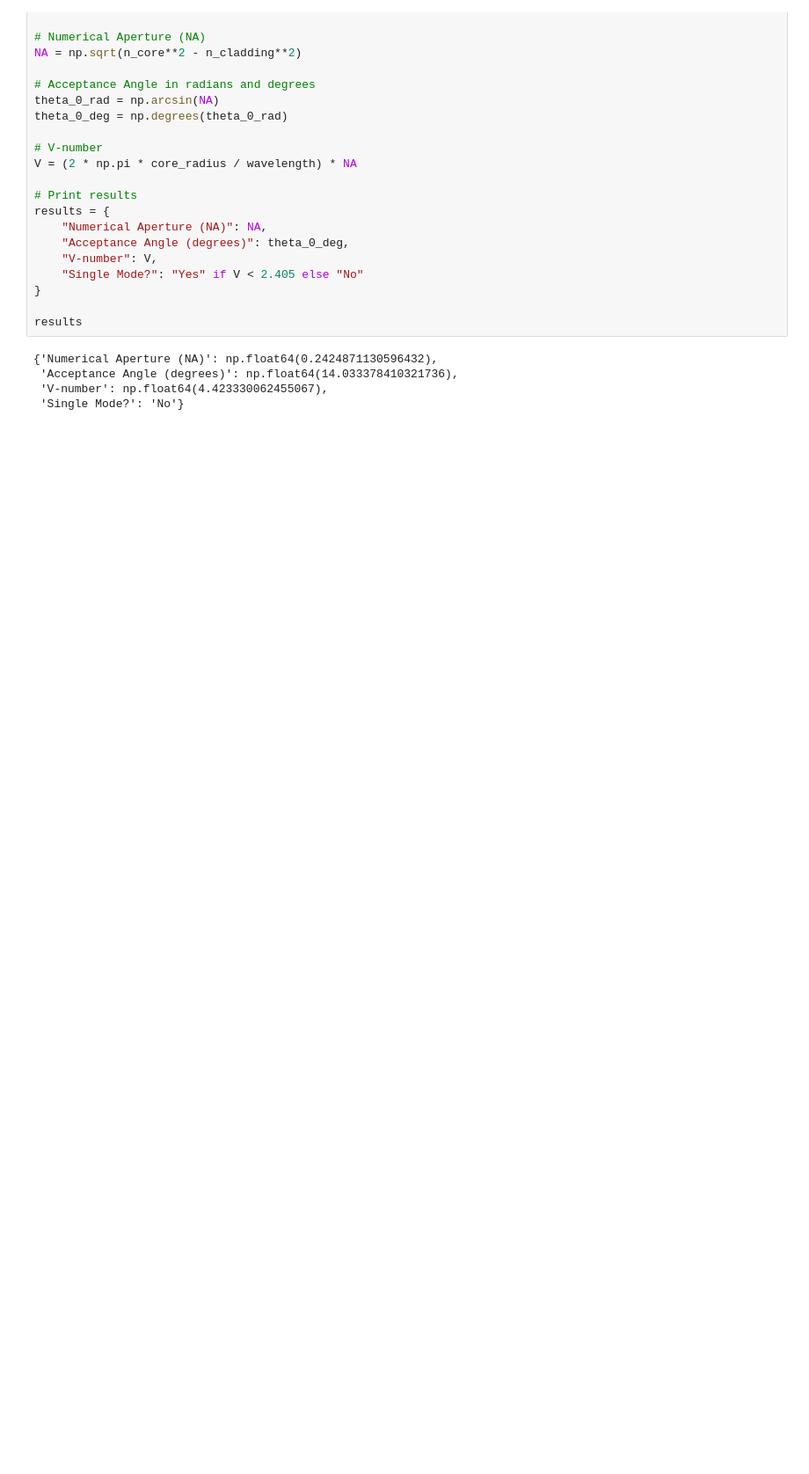
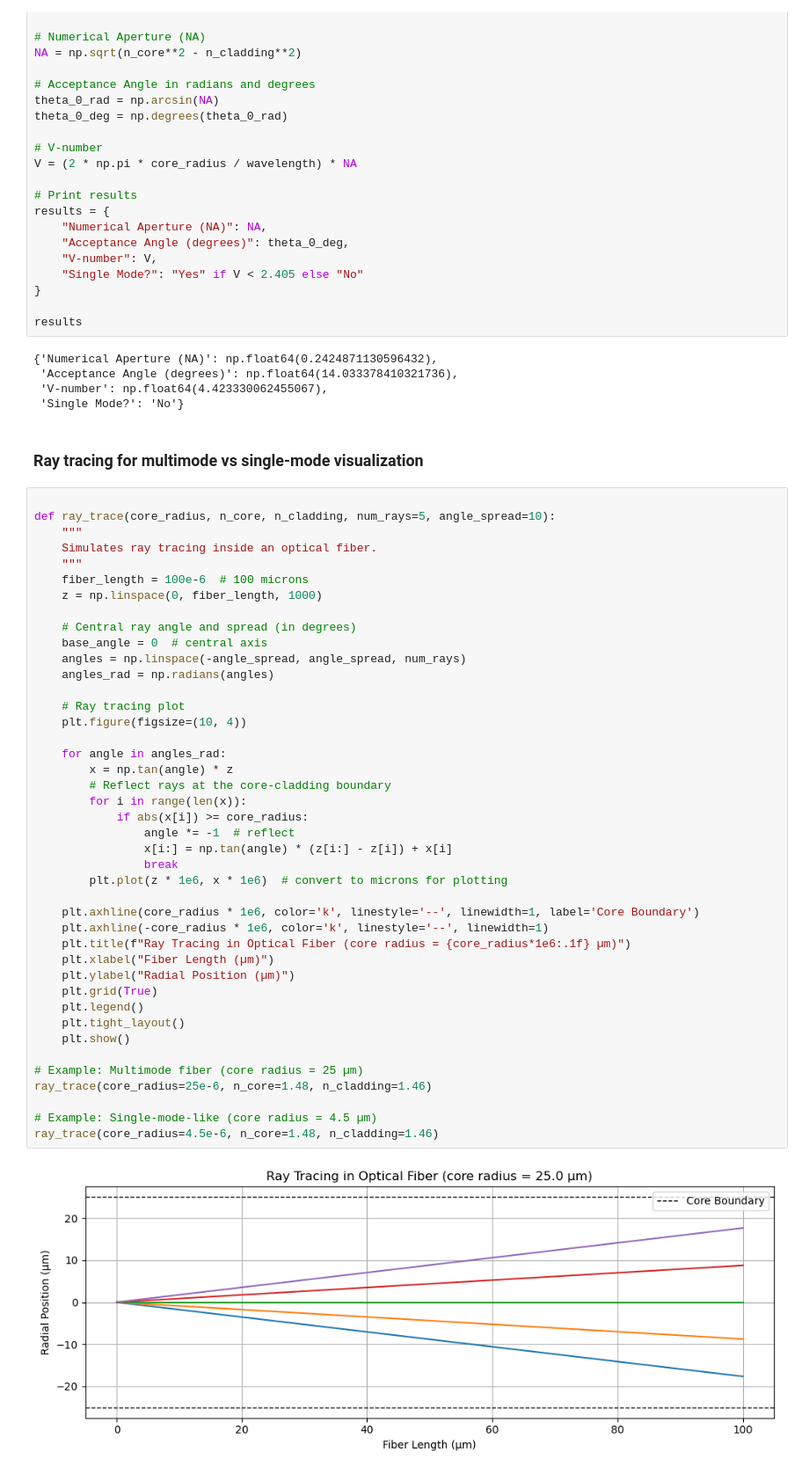
Before and after one commit to hamed-h98/Optical_Wireless_Communications, a Jupyter notebook: optical_simulations/fiber.ipynb, the cells around one changed output. Shown at 88% size. Cells and saved outputs as stored; diff of their text form; blank space fills up the shorter version.

```diff
--- a/optical_simulations/fiber.ipynb
+++ b/optical_simulations/fiber.ipynb
@@ -133,3 +133,49 @@ results
  'Acceptance Angle (degrees)': np.float64(14.033378410321736),
  'V-number': np.float64(4.423330062455067),
  'Single Mode?': 'No'}
+# %% [markdown]
+### Ray tracing for multimode vs single-mode visualization
+# %%
+
+def ray_trace(core_radius, n_core, n_cladding, num_rays=5, angle_spread=10):
+    """
+    Simulates ray tracing inside an optical fiber.
+    """
+    fiber_length = 100e-6  # 100 microns
+    z = np.linspace(0, fiber_length, 1000)
+
+    # Central ray angle and spread (in degrees)
+    base_angle = 0  # central axis
+    angles = np.linspace(-angle_spread, angle_spread, num_rays)
+    angles_rad = np.radians(angles)
+
+    # Ray tracing plot
+    plt.figure(figsize=(10, 4))
+
+    for angle in angles_rad:
+        x = np.tan(angle) * z
+        # Reflect rays at the core-cladding boundary
+        for i in range(len(x)):
+            if abs(x[i]) >= core_radius:
+                angle *= -1  # reflect
+                x[i:] = np.tan(angle) * (z[i:] - z[i]) + x[i]
+                break
+        plt.plot(z * 1e6, x * 1e6)  # convert to microns for plotting
+
+    plt.axhline(core_radius * 1e6, color='k', linestyle='--', linewidth=1, label='Core Boundary')
+    plt.axhline(-core_radius * 1e6, color='k', linestyle='--', linewidth=1)
+    plt.title(f"Ray Tracing in Optical Fiber (core radius = {core_radius*1e6:.1f} µm)")
+    plt.xlabel("Fiber Length (µm)")
+    plt.ylabel("Radial Position (µm)")
+    plt.grid(True)
+    plt.legend()
+    plt.tight_layout()
+    plt.show()
+
+# Example: Multimode fiber (core radius = 25 µm)
+ray_trace(core_radius=25e-6, n_core=1.48, n_cladding=1.46)
+
+# Example: Single-mode-like (core radius = 4.5 µm)
+ray_trace(core_radius=4.5e-6, n_core=1.48, n_cladding=1.46)
+# %% [output]
+[figure, added]
```
Also changed, not shown: parts of 2 cells of this notebook.
